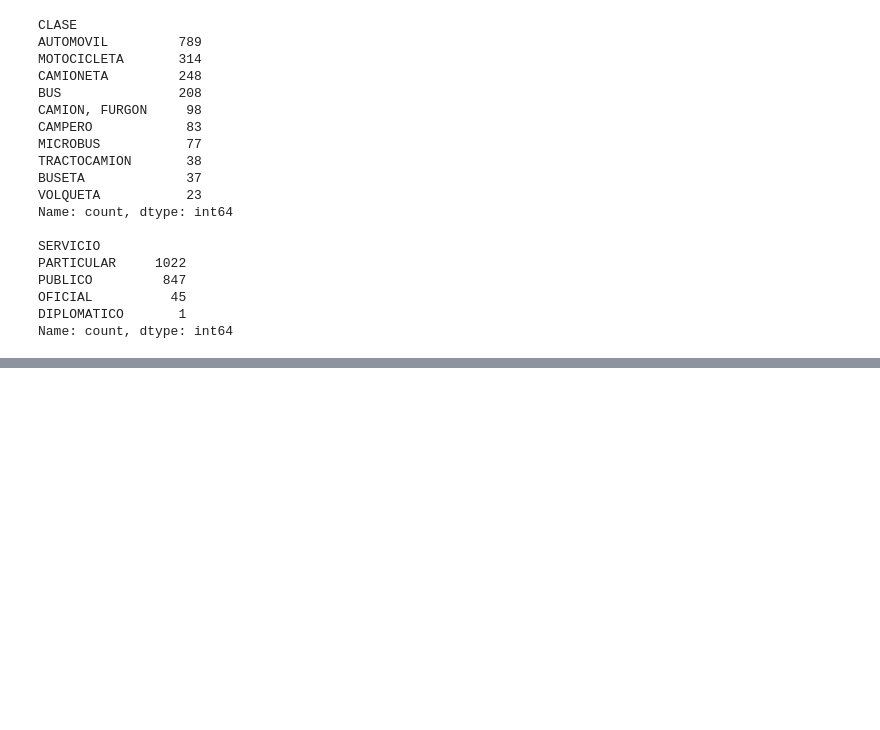
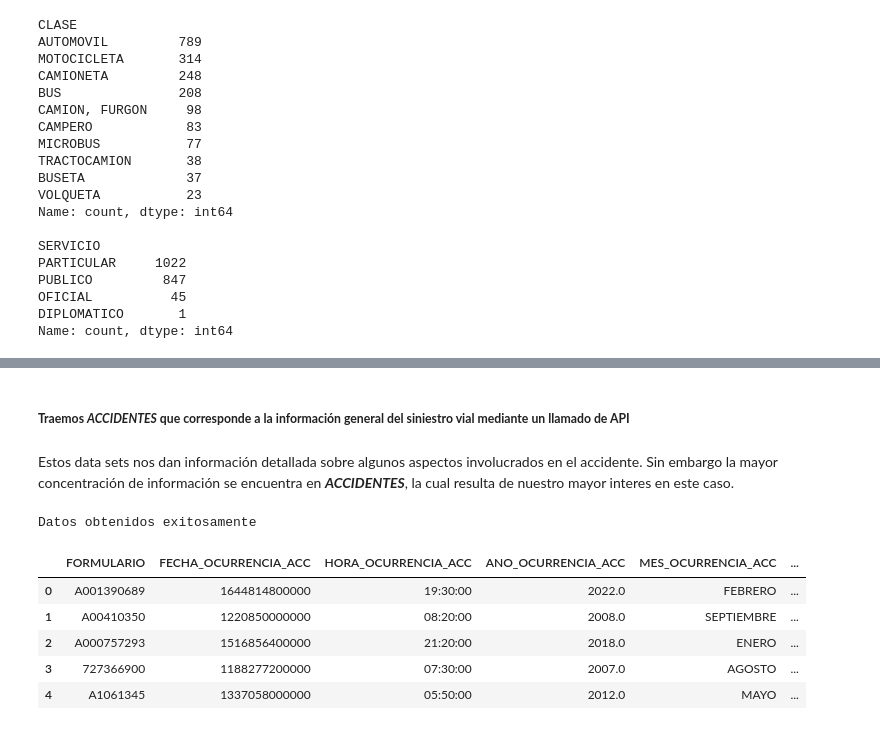
Before and after one commit to bermudez05/Siniestralidad_Bogota_BD, a Jupyter notebook: Entregable.ipynb, the cells around one changed output, grey strips where cells are left out. Saved outputs shown, nothing was run; the diff lists cells and outputs as text; code cells hidden in the pictures; blank space fills up the shorter version.

```diff
--- a/Entregable.ipynb
+++ b/Entregable.ipynb
@@ -136,0 +481,36 @@ Name: count, dtype: int64
+# %% [markdown]
+##### __Traemos *ACCIDENTES* que corresponde a la información general del siniestro vial mediante un llamado de API__
+# %% [markdown]
+Estos data sets nos dan información detallada sobre algunos aspectos involucrados en el accidente. Sin embargo la mayor concentración de información se encuentra en __*ACCIDENTES*__, la cual resulta de nuestro mayor interes en este caso.
+# %%
+# URL de la API
+url = "https://sig.simur.gov.co/arcgis/rest/services/Accidentalidad/AccidentalidadAnalisis/FeatureServer/2/query?where=1%3D1&outFields=FORMULARIO,FECHA_OCURRENCIA_ACC,HORA_OCURRENCIA_ACC,ANO_OCURRENCIA_ACC,MES_OCURRENCIA_ACC,DIA_OCURRENCIA_ACC,DIRECCION,GRAVEDAD,CLASE_ACC,LOCALIDAD,MUNICIPIO,LATITUD,LONGITUD&outSR=4326&f=json"
+
+# Hacer la solicitud GET
+response = requests.get(url)
+
+# Verificar si la solicitud fue exitosa
+if response.status_code == 200:
+    # Convertir la respuesta a JSON
+    data = response.json()
+    print("Datos obtenidos exitosamente")
+# %% [output]
+Datos obtenidos exitosamente
+# %%
+features = data.get('features', [])  # Obtener la lista de features
+rows = []  # Lista para almacenar los datos
+
+# Recorrer cada feature y extraer los atributos
+for feature in features:
+    attributes = feature.get('attributes', {})  # Obtener el diccionario de atributos
+    rows.append(attributes)  # Agregar los atributos a la lista
+
+accidentes_data = pd.DataFrame(rows)
+accidentes_data.head(5)
+# %% [output]
+|  | FORMULARIO | FECHA_OCURRENCIA_ACC | HORA_OCURRENCIA_ACC | ANO_OCURRENCIA_ACC | MES_OCURRENCIA_ACC | ... |
+| 0 | A001390689 | 1644814800000 | 19:30:00 | 2022.0 | FEBRERO | ... |
+| 1 | A00410350 | 1220850000000 | 08:20:00 | 2008.0 | SEPTIEMBRE | ... |
+| 2 | A000757293 | 1516856400000 | 21:20:00 | 2018.0 | ENERO | ... |
+| 3 | 727366900 | 1188277200000 | 07:30:00 | 2007.0 | AGOSTO | ... |
+| 4 | A1061345 | 1337058000000 | 05:50:00 | 2012.0 | MAYO | ... |
```
Also changed, not shown: parts of 35 cells of this notebook, 1 other file.
